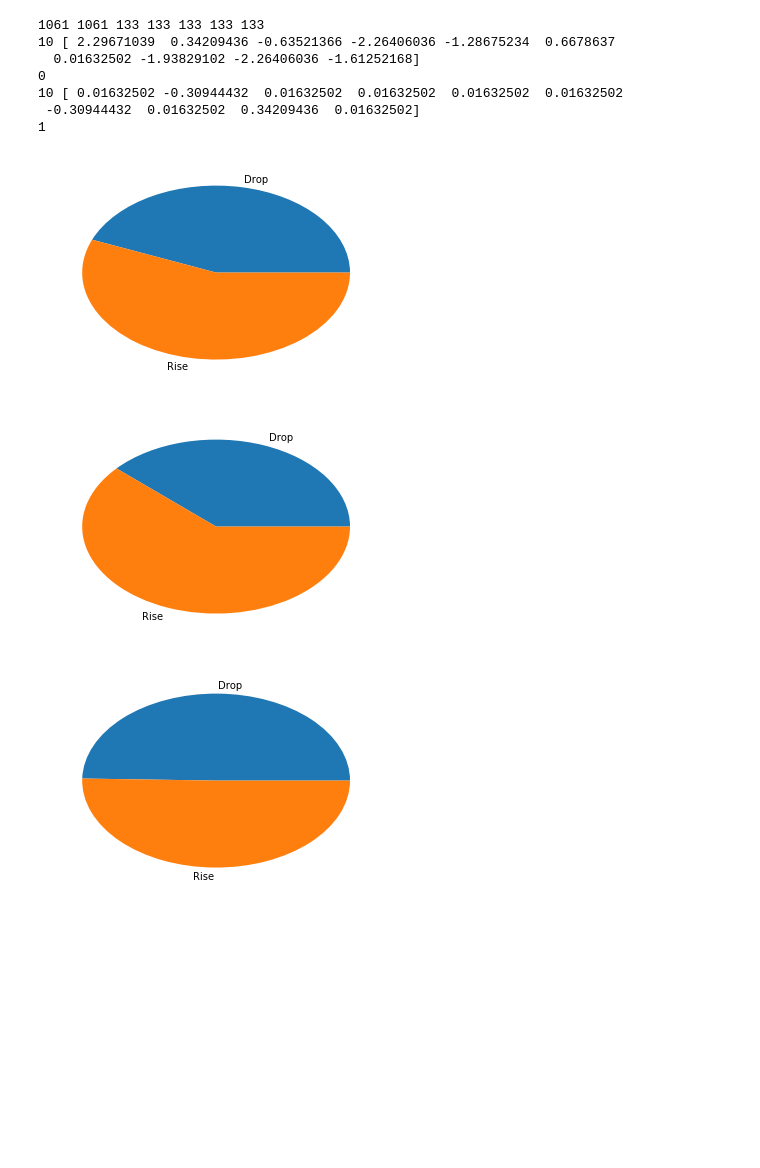
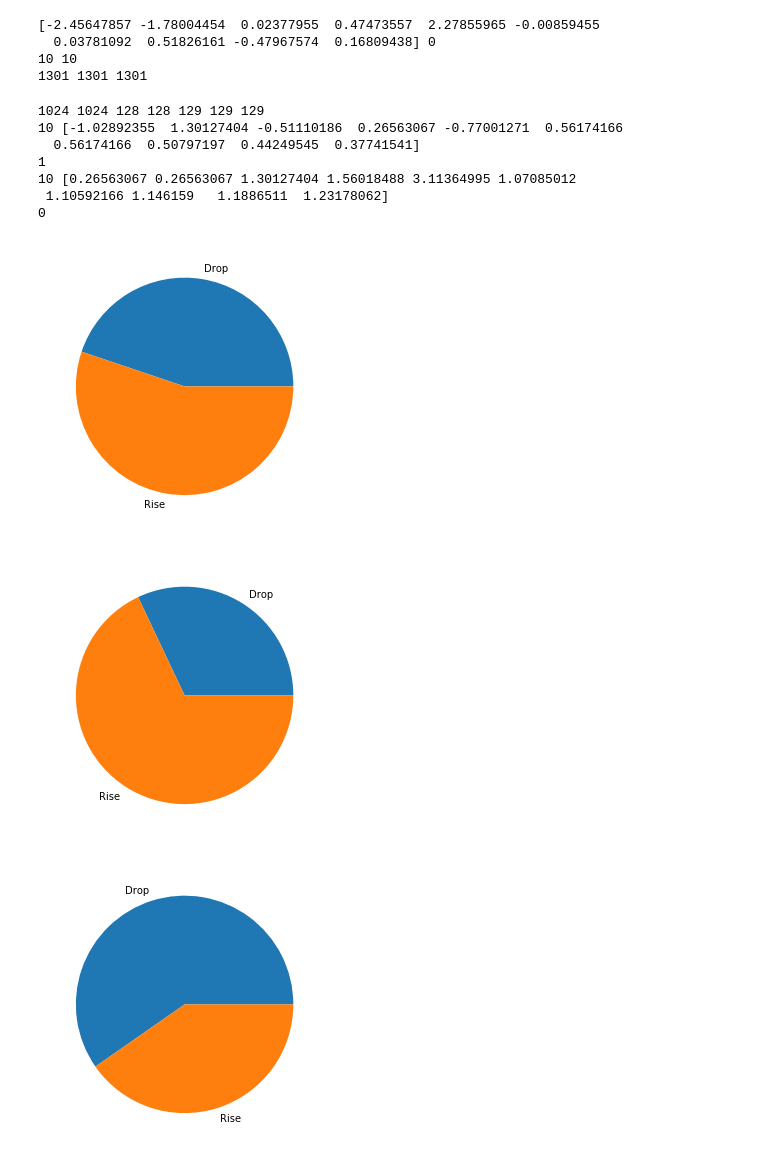
Before and after one commit to rmmartin02/OSRS_Research, a Jupyter notebook: ML/OSRS/Classification.ipynb, the cells around one changed output. Drawn from its saved outputs; the diff is of its cells as text; code cells hidden in the pictures; blank space fills up the shorter version.

```diff
--- a/ML/OSRS/Classification.ipynb
+++ b/ML/OSRS/Classification.ipynb
@@ -77,9 +141,0 @@ def minMax(data):
-# %%
-scaler = StandardScaler()
-s_changes = scaler.fit_transform(np.array(changes).reshape(-1, 1))
-print(s_changes[0:5])
-s_movAvg = minMax(movAvg)
-plt.plot(s_changes)
-plt.show()
-plt.plot(s_movAvg)
-plt.show()
@@ -97,3 +180,16 @@ def classify(d):
         return 1
     if d<0:
         return 0
+# %%
+x = []
+y = []
+p = []
+size = 10
+for i in range(-1*len(s_expAvg),-1*size,1):
+    x.append(np.concatenate((s_changes[i:int(i+size/2)],s_expAvg[i:int(i+size/2)])))
+    y.append(classify(s_changes[i+size]))
+    p.append(prices[i+size])
+print(x[1],y[0])
+print(len(x[0]),len(x[-1]))
+print(len(x),len(y),len(p))
+#y = keras.utils.to_categorical(y, num_classes=2)
@@ -101,9 +202,9 @@ def classify(d):
 x = []
 y = []
 p = []
-size = 10
+size = 14
 for i in range(-1*len(s_changes),-1*size,1):
-    x.append([a[0] for a in s_changes[i:i+size]])
+    x.append(s_changes[i:i+size])
     y.append(classify(s_changes[i+size]))
     p.append(prices[i+size])
 print(x[1],y[0])
@@ -117,34 +220,53 @@ print(len(x),len(y),len(p))
+# %%
+x = []
+y = []
+p = []
+size = 10
+for i in range(-1*minLen,-1*size,1):
+    x.append(np.concatenate((s_changes[i:int(i+size/2)],[simChanges[0][i],simChanges[1][i],simChanges[2][i],simChanges[3][i],simChanges[4][i]])))
+    y.append(classify(s_changes[i+size]))
+    p.append(prices[i+size])
+print(x[1],y[0])
+print(len(x[0]),len(x[-1]))
+print(len(x),len(y),len(p))
+#y = keras.utils.to_categorical(y, num_classes=2)
+# %% [output]
+[-2.45647857 -1.78004454  0.02377955  0.47473557  2.27855965 -0.00859455
+  0.03781092  0.51826161 -0.47967574  0.16809438] 0
+10 10
+1301 1301 1301
 # %%
 s1 = int(len(y)*.8)
 s2  =int(len(y)*.9)
 x_train = np.array(x[:s1])
 y_train = np.array(y[:s1])
 x_val = np.array(x[s1:s2])
 y_val = np.array(y[s1:s2])
+p_val = np.array(p[s1:s2])
 x_test = np.array(x[s2:])
 y_test = np.array(y[s2:])
 p_test = np.array(p[s2:])
 print(len(x_train),len(y_train),len(x_val),len(y_val),len(x_test),len(y_test),len(p_test))
 print(len(x_train[0]),x_train[0])
 print(y_train[0])
 print(len(x_test[0]),x_test[0])
 print(y_test[0])
 plt.pie([list(y_train).count(0)/len(y_train),list(y_train).count(1)/len(y_train)],labels=['Drop','Rise'])
 plt.show()
 plt.pie([list(y_val).count(0)/len(y_val),list(y_val).count(1)/len(y_val)],labels=['Drop','Rise'])
 plt.show()
 plt.pie([list(y_test).count(0)/len(y_test),list(y_test).count(1)/len(y_test)],labels=['Drop','Rise'])
 plt.show()
 # %% [output]
-1061 1061 133 133 133 133 133
-10 [ 2.29671039  0.34209436 -0.63521366 -2.26406036 -1.28675234  0.6678637
-  0.01632502 -1.93829102 -2.26406036 -1.61252168]
+1024 1024 128 128 129 129 129
+10 [-1.02892355  1.30127404 -0.51110186  0.26563067 -0.77001271  0.56174166
+  0.56174166  0.50797197  0.44249545  0.37741541]
+1
+10 [0.26563067 0.26563067 1.30127404 1.56018488 3.11364995 1.07085012
+ 1.10592166 1.146159   1.1886511  1.23178062]
 0
-10 [ 0.01632502 -0.30944432  0.01632502  0.01632502  0.01632502  0.01632502
- -0.30944432  0.01632502  0.34209436  0.01632502]
-1
-[figure, old version]
+[figure, new version]
-[figure, old version]
+[figure, new version]
-[figure, old version]
+[figure, new version]
 # %%
 model = Sequential()
```
Also changed, not shown: parts of 25 cells of this notebook, 4 other files.
